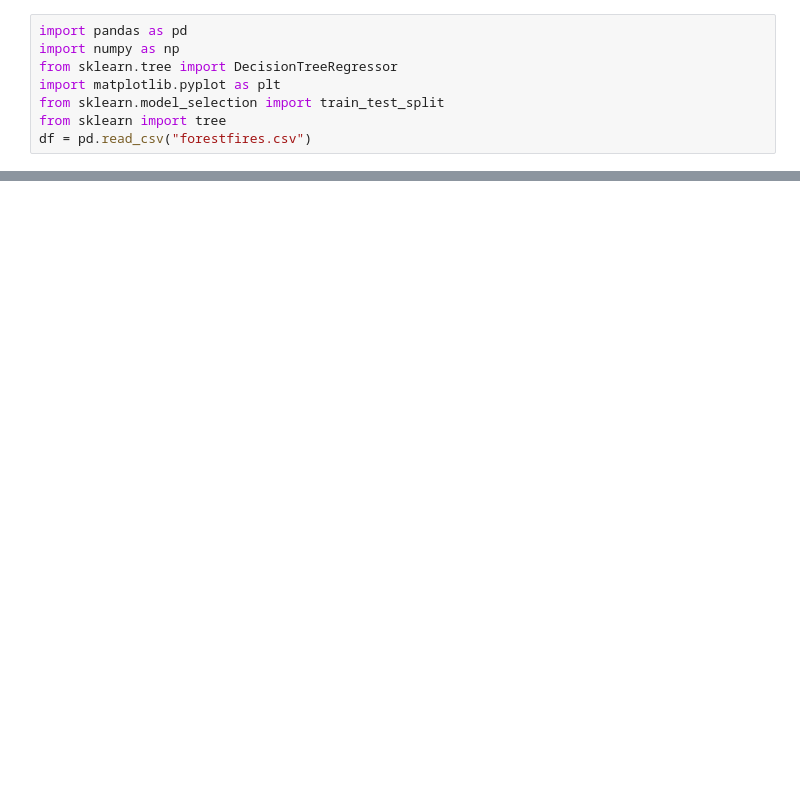
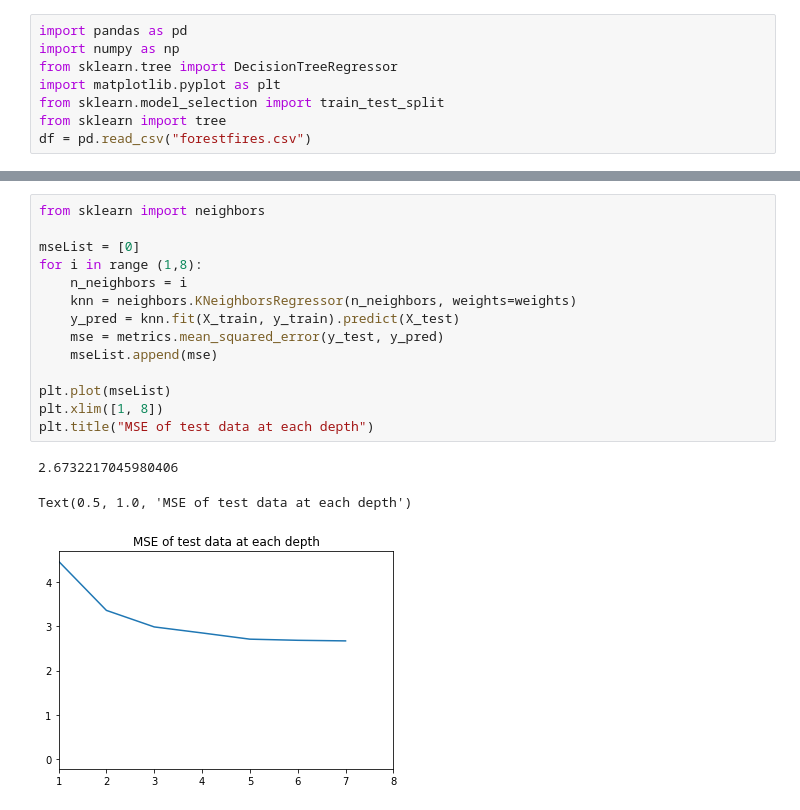
Before and after one commit to matthewbradley22/ForestFires, a Jupyter notebook: code/Forest Fire Analysis.ipynb, the cells around one changed output, grey strips where cells are left out. Saved outputs shown, nothing was run; the diff lists cells and outputs as text; blank space fills up the shorter version.

```diff
--- a/code/Forest Fire Analysis.ipynb
+++ b/code/Forest Fire Analysis.ipynb
@@ -44,0 +55,18 @@ X[6] = Temp
+# %%
+from sklearn import neighbors
+
+mseList = [0]
+for i in range (1,8):
+    n_neighbors = i
+    knn = neighbors.KNeighborsRegressor(n_neighbors, weights=weights)
+    y_pred = knn.fit(X_train, y_train).predict(X_test)
+    mse = metrics.mean_squared_error(y_test, y_pred)
+    mseList.append(mse)
+
+plt.plot(mseList)
+plt.xlim([1, 8])
+plt.title("MSE of test data at each depth")
+# %% [output]
+2.6732217045980406
+Text(0.5, 1.0, 'MSE of test data at each depth')
+[figure, added]
```
Also changed, not shown: parts of 4 cells of this notebook.
